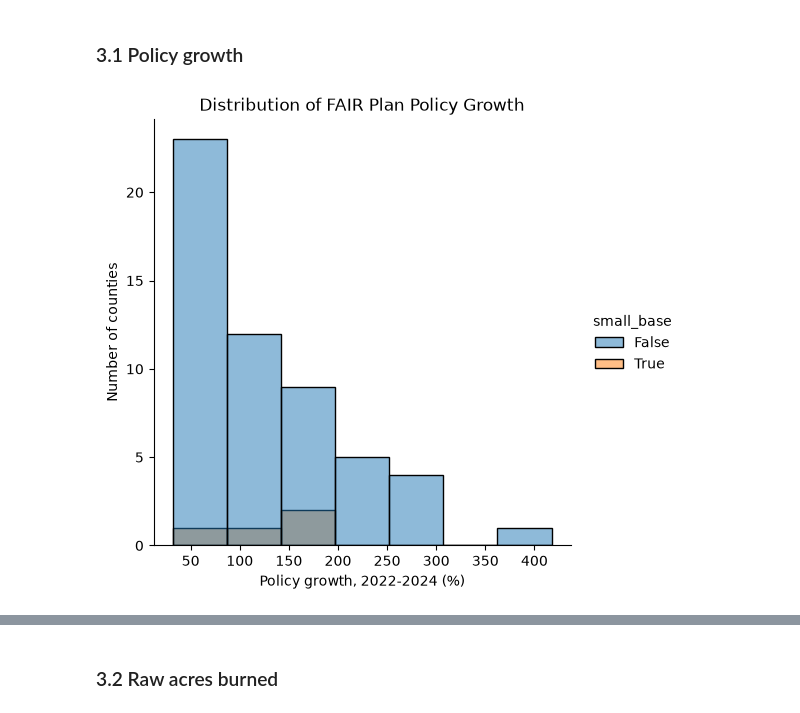
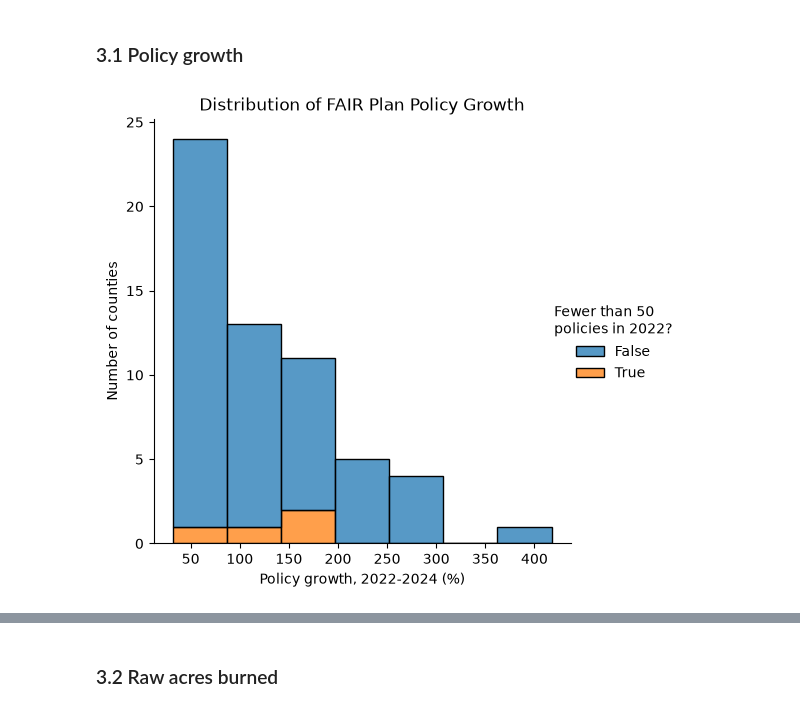
Before and after one commit to maya-schroder/SchroderSwireYangThieu, a Jupyter notebook: scripts/County_Validation_Analysis.ipynb, the cells around one changed output, grey strips where cells are left out. Cells and saved outputs as stored; diff of their text form; code cells hidden in the pictures.

```diff
--- a/scripts/County_Validation_Analysis.ipynb
+++ b/scripts/County_Validation_Analysis.ipynb
@@ -103,15 +109,17 @@ print(county_table['log_acres'].min())
 # %% [markdown]
 ### 3.1 Policy growth
 # %%
-# 3.1 Distribution of policy growth, flagged counties in a second colour
+# 3.1 Distribution of policy growth, with the four small-base counties stacked on top in orange
 g = sns.displot(
     data=county_table,
     x='policy_growth_pct',
     hue='small_base',
+    multiple='stack',
 ).set(
     title  = 'Distribution of FAIR Plan Policy Growth',
     xlabel = 'Policy growth, 2022-2024 (%)',
     ylabel = 'Number of counties',
 );
+g.legend.set_title('Fewer than 50\npolicies in 2022?')
 # %% [output]
-[figure, old version]
+[figure, new version]
```
Also changed, not shown: parts of 23 cells of this notebook.
